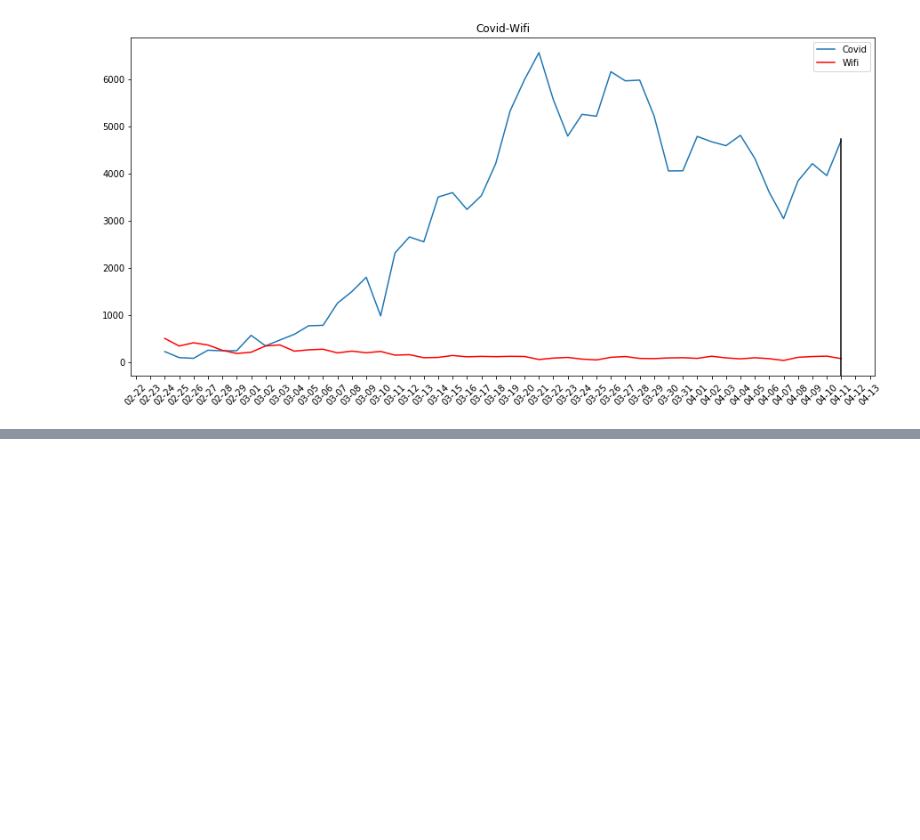
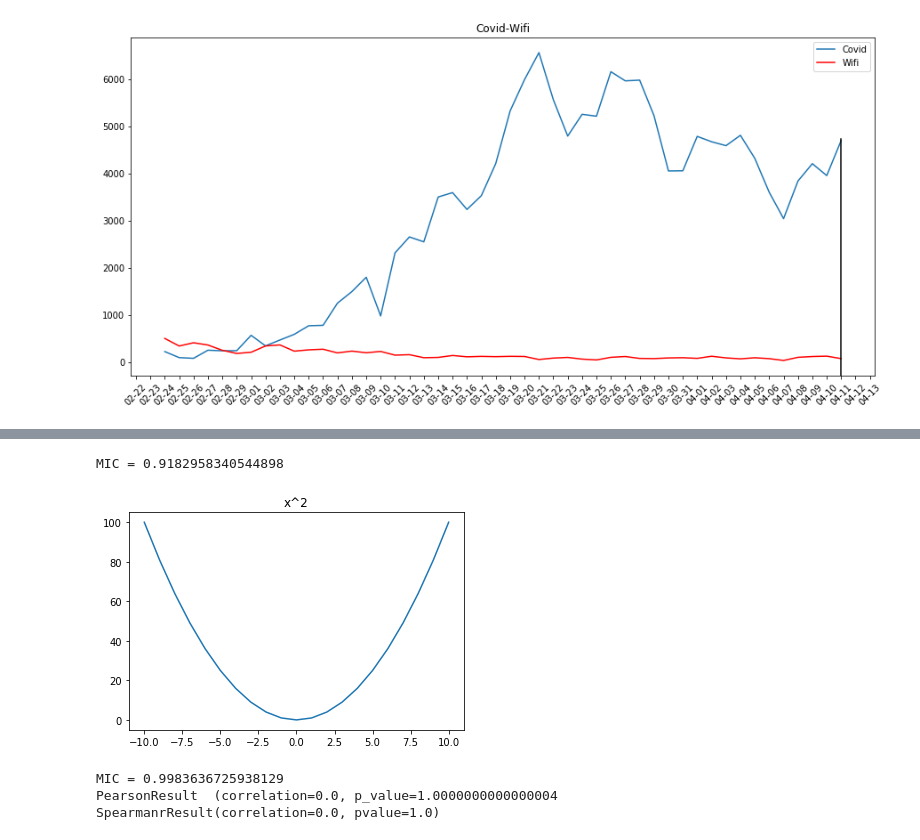
Before and after one commit to Bertonc98/BadCharts, a Jupyter notebook: covid_charts.ipynb, the cells around one changed output, grey strips where cells are left out. Drawn from its saved outputs; the diff is of its cells as text; code cells hidden in the pictures; blank space fills up the shorter version.

Commit message:
MIC index in covid-wifi file

```diff
--- a/covid_charts.ipynb
+++ b/covid_charts.ipynb
@@ -169,0 +175,26 @@ plt.show()
+# %%
+from minepy import MINE
+mine = MINE()
+mine.compute_score(nuovi_data[:extract], wifi_data['Valore'].iloc[:extract])
+score = mine.mic()
+print(f"MIC = {score}")
+# %% [output]
+MIC = 0.9182958340544898
+# %%
+import numpy as np
+x=np.arange(-10,11)
+y=x*x
+plt.plot(x,y)
+plt.show()
+mine = MINE()
+mine.compute_score(x, y)
+score = mine.mic()
+print(f"MIC = {score}")
+c, p=st.pearsonr(x, y)
+print(f"PearsonResult  (correlation={c}, p_value={p}")
+print(st.spearmanr(x, y))
+# %% [output]
+[figure, added]
+MIC = 0.9983636725938129
+PearsonResult  (correlation=0.0, p_value=1.0000000000000004
+SpearmanrResult(correlation=0.0, pvalue=1.0)
```
Also changed, not shown: parts of 7 cells of this notebook.
